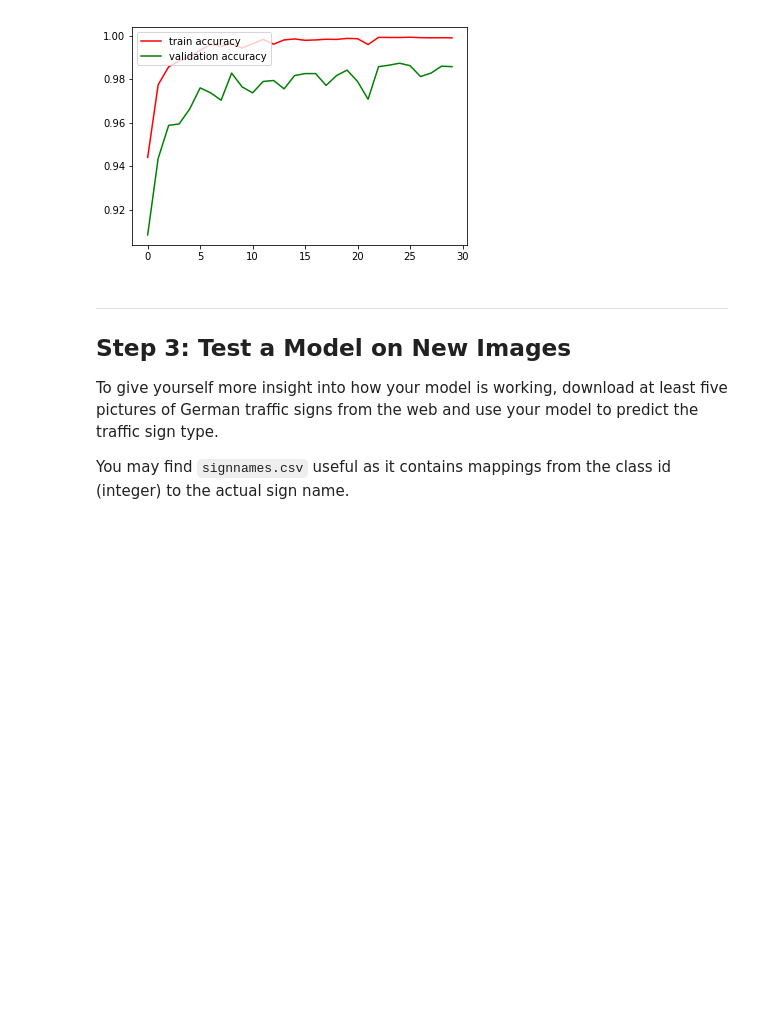
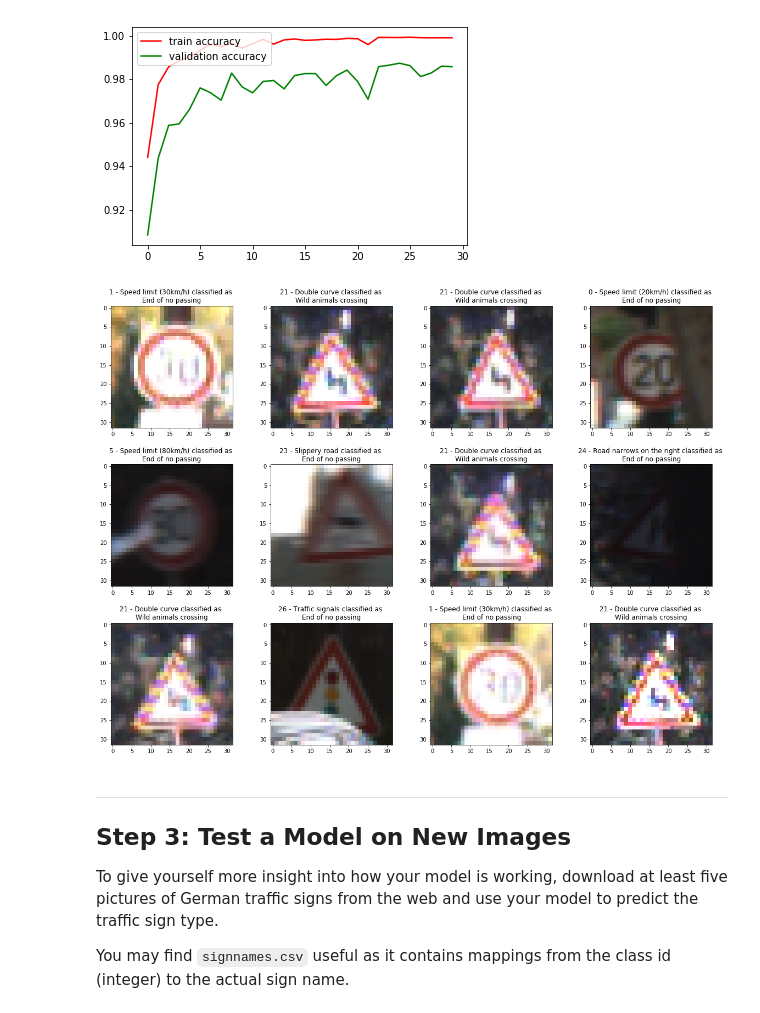
Before and after one commit to clarkli86/CarND-Traffic-Sign-Classifier-Project, a Jupyter notebook: Traffic_Sign_Classifier.ipynb, the cells around one changed output. Saved outputs shown, nothing was run; the diff lists cells and outputs as text; code cells hidden in the pictures; blank space fills up the shorter version.

Commit message:
Analyse the most uncertain validation samples

```diff
--- a/Traffic_Sign_Classifier.ipynb
+++ b/Traffic_Sign_Classifier.ipynb
@@ -466,7 +466,7 @@ def LeNet(is_training):
     correct_prediction = tf.equal(prediction, tf.argmax(one_hot_y, 1))
     accuracy_operation = tf.reduce_mean(tf.cast(correct_prediction, tf.float32))
 
-    tensors = { 'c1' : c1, 'c2' : c2, 'logits' : logits, 'dropout_keep_prob': dropout_keep_prob}
+    tensors = { 'cross_entropy': cross_entropy, 'c1' : c1, 'c2' : c2, 'logits' : logits, 'dropout_keep_prob': dropout_keep_prob}
 
     return (x, y), training_operation, accuracy_operation, tensors
 
@@ -568,3 +566,30 @@ plt.show()
+# %%
+# Analysis on the most uncertain/uncertain validation samples
+tf.reset_default_graph()
+(x, y), training_operation, accuracy_operation, tensors = LeNet(is_training=False)
+saver = tf.train.Saver()
+
+with tf.Session() as sess:
+    sess.run(tf.global_variables_initializer())
+    saver.restore(sess, './lenet')
+
+    predict_operation = tf.argmax(tensors['logits'], 1)
+    cross_entropy, predict = sess.run((tensors['cross_entropy'], predict_operation), feed_dict={x: X_validation, y: y_validation, tensors['dropout_keep_prob'] : 1.0})
+
+    top_12_uncertain = np.argsort(cross_entropy)[-12:]
+
+    # Most uncertain
+    fig=plt.figure(figsize=(20, 20))
+    for i in range(len(top_12_uncertain)):
+        fig.add_subplot(4, 4, i + 1)
+        class_id = y_validation[top_12_uncertain[i]]
+        wrong_class_id = y_validation[predict[top_12_uncertain[i]]]
+        plt.title(str(class_id) + ' - ' + class_names[class_id] + ' classified as \n' + class_names[wrong_class_id])
+        plt.imshow(valid['features'][top_12_uncertain[i]])
+    fig.subplots_adjust(hspace=0.3)
+    plt.show()
+# %% [output]
+[figure, added]
 # %% [markdown]
 ---
 
```
Also changed, not shown: parts of 3 cells of this notebook.
